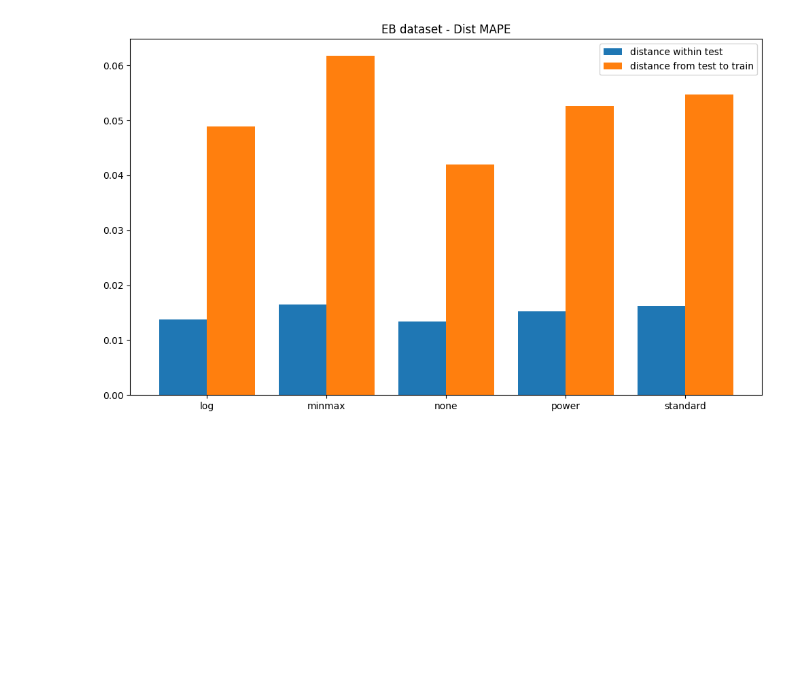
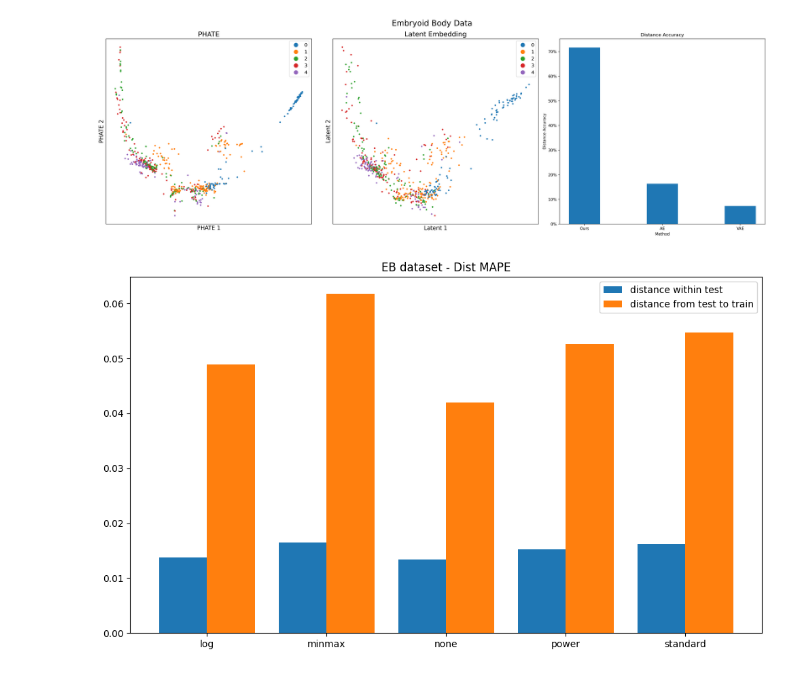
Before and after one commit to KrishnaswamyLab/GeometryAwareGenerativeAutoencoder, a Jupyter notebook: notebooks/grant_resuts.ipynb, the cells around one changed output. Cells and saved outputs as stored; diff of their text form; code cells hidden in the pictures; blank space fills up the shorter version.

```diff
--- a/notebooks/grant_resuts.ipynb
+++ b/notebooks/grant_resuts.ipynb
@@ -194 +416,40 @@ res_df
+# %%
+fig, axes = plt.subplots(1, 3, figsize=(24, 8), dpi=300)  # Modify the number of subplots to 3, adjust the figsize, and set dpi to 300
+
+# Rest of the code remains the same
+scprep.plot.scatter2d(data_all['phate'][test_mask], c=data_all['colors'][test_mask], ax=axes[0], #cmap='Spectral',
+                      ticks=False, label_prefix="PHATE ", title='PHATE')
+
+scprep.plot.scatter2d(zhat_all[test_mask], c=data_all['colors'][test_mask], ax=axes[1], #cmap='Spectral',
+                      ticks=False, label_prefix="Latent ", title='Latent Embedding')
+
+
+data_subset = res_all
+width = 0.4  # width of the bars
+
+# Create a numeric range for x-coordinates
+# ind = np.arange(len(data_subset))
+
+# Create the bar plots
+axes[2].bar(data_subset['method'], 1-data_subset['dist_mape_test_overall'], width, label='distance accuracy')
+# axes[2].bar(ind + width/2, data_subset['dist_mape_test_train'], width, label='distance from test to train')
+
+# Set the x-ticks and labels
+axes[2].set_xticks(ind, data_subset['method'])
+# axes[2].set_xticks(rotation=0)
+# axes[2].ylim(0.006, 0.007)
+# axes[2].ylim(0., 0.016)
+axes[2].set_xlabel('Method')
+axes[2].set_ylabel('Distance Accuracy')
+
+axes[2].set_title('Distance Accuracy')
+# axes[2].legend()
+axes[2].yaxis.set_major_formatter(mticker.PercentFormatter(1.0))
+
+plt.suptitle(f"Embryoid Body Data", fontsize=20)
+
+plt.tight_layout()
+plt.show()
+# %% [output]
+[figure, added]
 # %%
```
Also changed, not shown: parts of 13 cells of this notebook, 11 other files.
